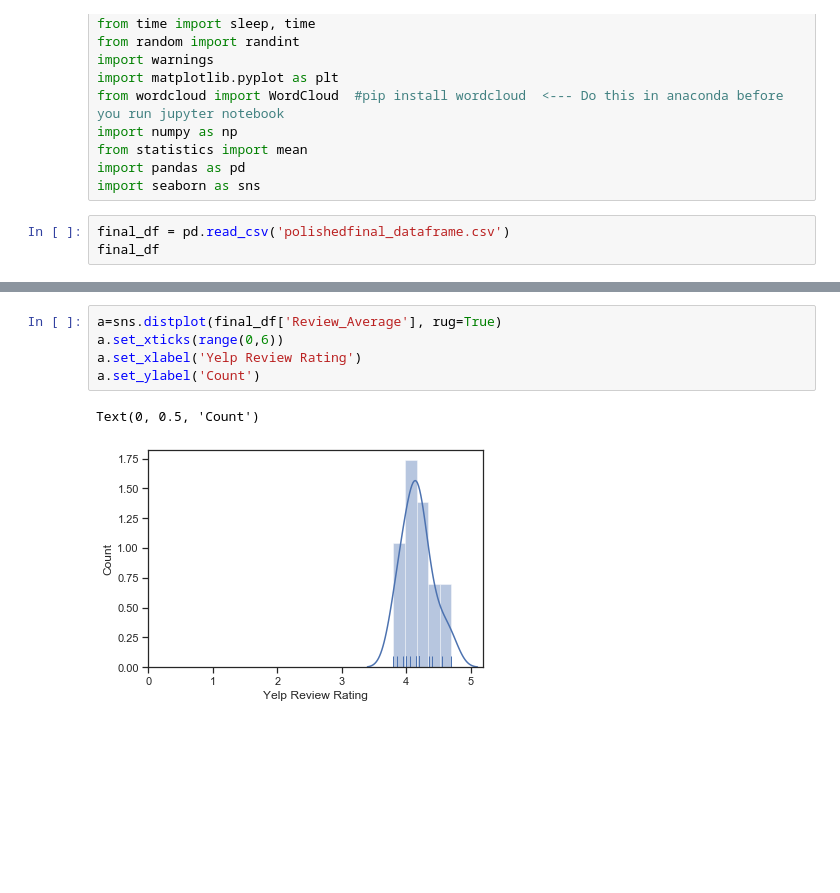
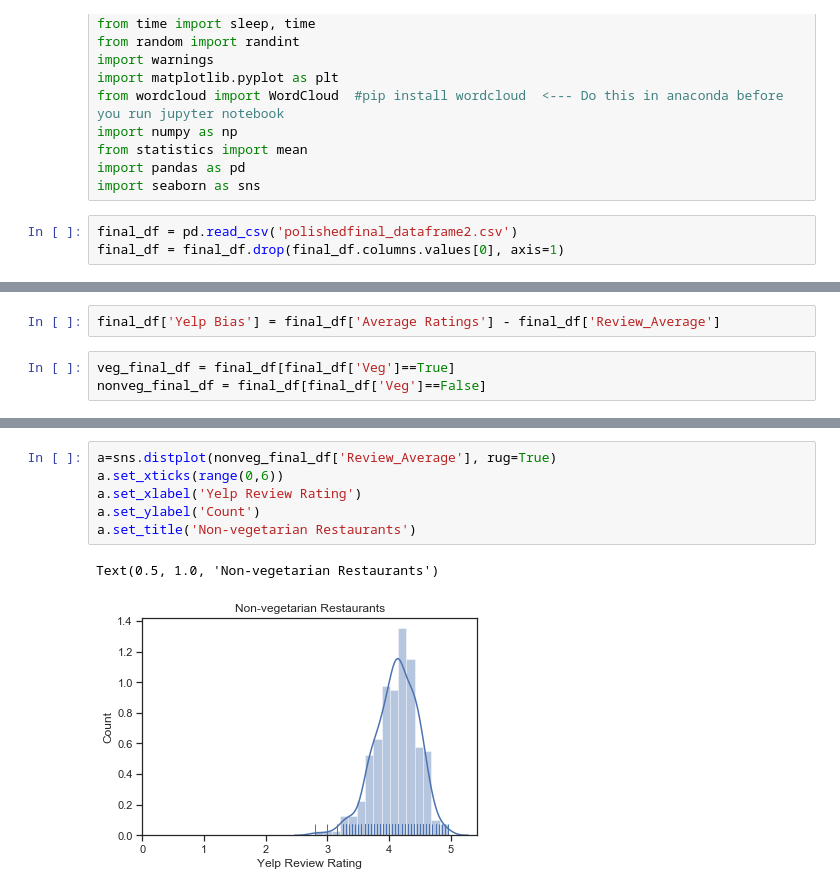
Before and after one commit to kiet415/yelp-project, a Jupyter notebook: yelpVizualization.ipynb, the cells around one changed output, grey strips where cells are left out. Drawn from its saved outputs; the diff is of its cells as text; blank space fills up the shorter version.

```diff
--- a/yelpVizualization.ipynb
+++ b/yelpVizualization.ipynb
@@ -12,5 +12,5 @@ from statistics import mean
 import pandas as pd
 import seaborn as sns
 # %%
-final_df = pd.read_csv('polishedfinal_dataframe.csv')
-final_df
+final_df = pd.read_csv('polishedfinal_dataframe2.csv')
+final_df = final_df.drop(final_df.columns.values[0], axis=1)
@@ -35,0 +17,5 @@ final_df
+# %%
+final_df['Yelp Bias'] = final_df['Average Ratings'] - final_df['Review_Average']
+# %%
+veg_final_df = final_df[final_df['Veg']==True]
+nonveg_final_df = final_df[final_df['Veg']==False]
@@ -46,9 +90,10 @@ graph2=sns.catplot(data=final_df, x='Price Per Person', hue='Average Ratings', c
 # %%
-a=sns.distplot(final_df['Review_Average'], rug=True)
+a=sns.distplot(nonveg_final_df['Review_Average'], rug=True)
 a.set_xticks(range(0,6))
 a.set_xlabel('Yelp Review Rating')
 a.set_ylabel('Count')
+a.set_title('Non-vegetarian Restaurants')
 # %% [output]
-Text(0, 0.5, 'Count')
+Text(0.5, 1.0, 'Non-vegetarian Restaurants')
-[figure, old version]
+[figure, new version]
 # %%
```
Also changed, not shown: parts of 9 cells of this notebook, 2 other files.
